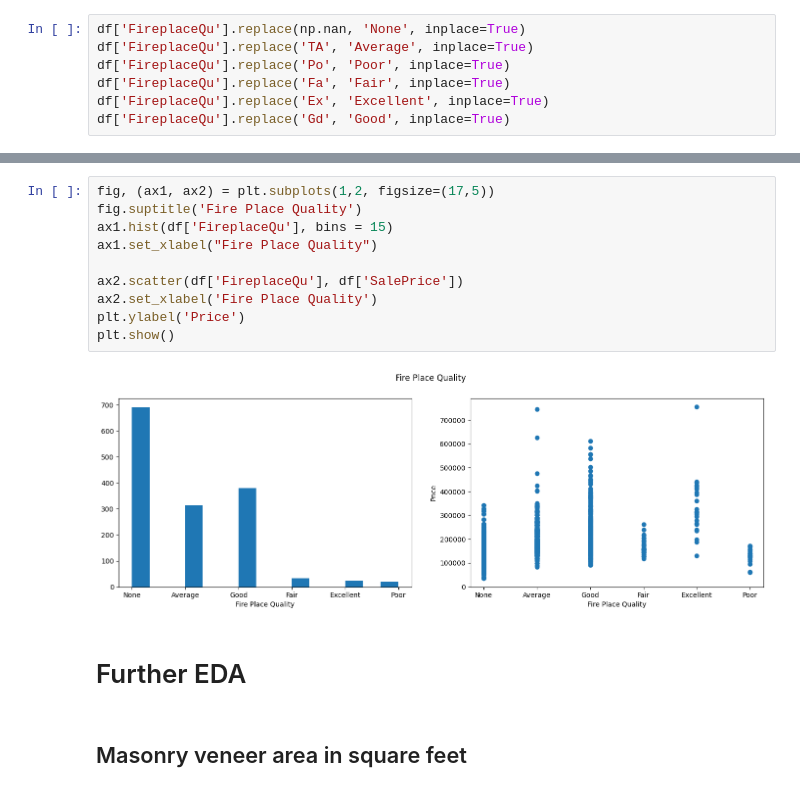
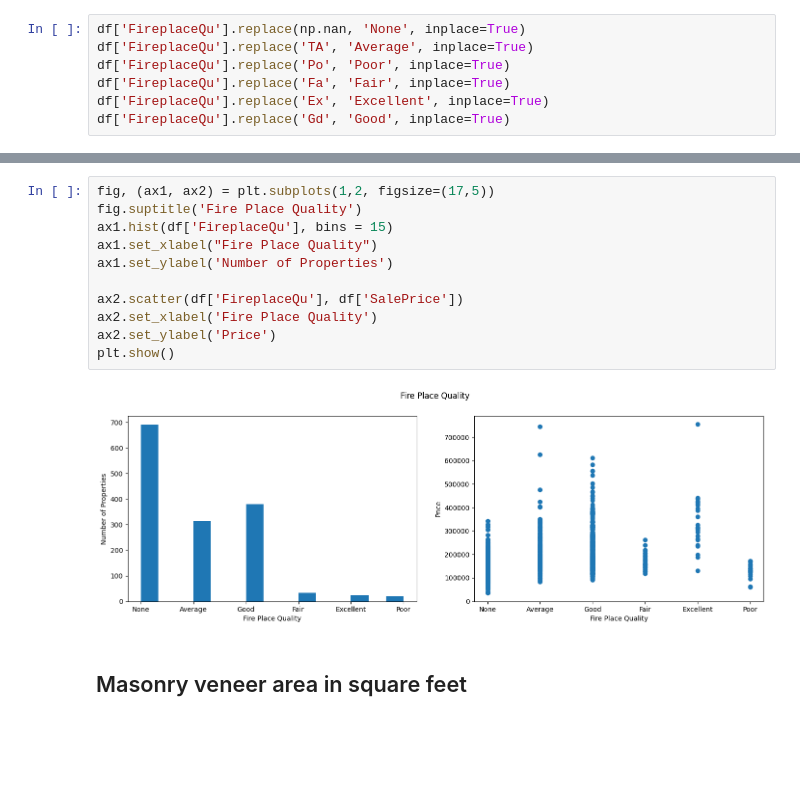
Before and after one commit to jdwatson08/House-Price-Model, a Jupyter notebook: House_price_model.ipynb, the cells around one changed output, grey strips where cells are left out. Cells and saved outputs as stored; diff of their text form; blank space fills up the shorter version.

```diff
--- a/House_price_model.ipynb
+++ b/House_price_model.ipynb
@@ -229,17 +244,16 @@ df['FireplaceQu'].replace('Gd', 'Good', inplace=True)
 # %%
 fig, (ax1, ax2) = plt.subplots(1,2, figsize=(17,5))
 fig.suptitle('Fire Place Quality')
 ax1.hist(df['FireplaceQu'], bins = 15)
 ax1.set_xlabel("Fire Place Quality")
+ax1.set_ylabel('Number of Properties')
 
 ax2.scatter(df['FireplaceQu'], df['SalePrice'])
 ax2.set_xlabel('Fire Place Quality')
-plt.ylabel('Price')
+ax2.set_ylabel('Price')
 plt.show()
 # %% [output]
-[figure, old version]
+[figure, new version]
-# %% [markdown]
-<h1>Further EDA</h1>
 # %% [markdown]
 <h2>Masonry veneer area in square feet</h2>
 # %%
```
Also changed, not shown: parts of 29 cells of this notebook.
